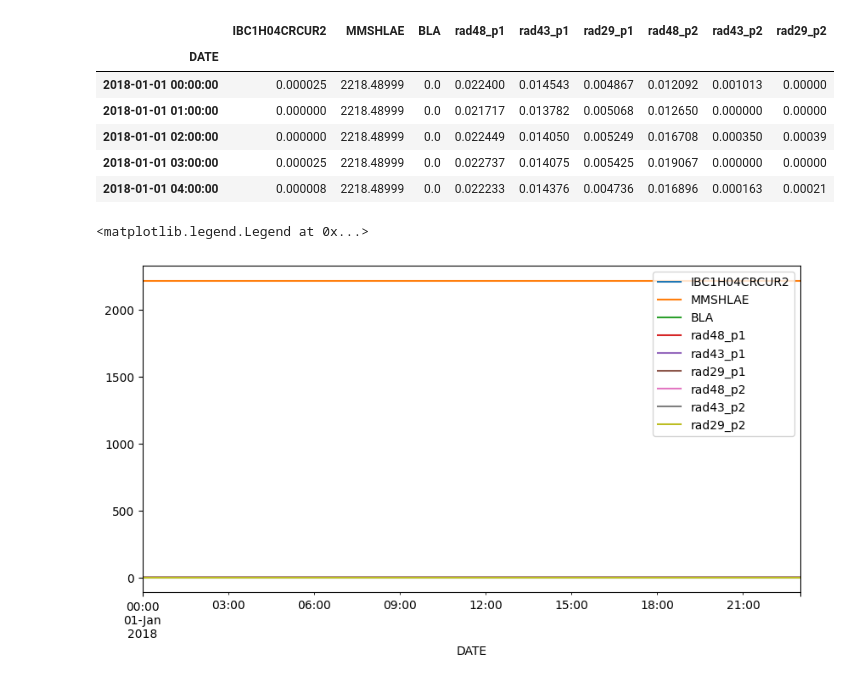
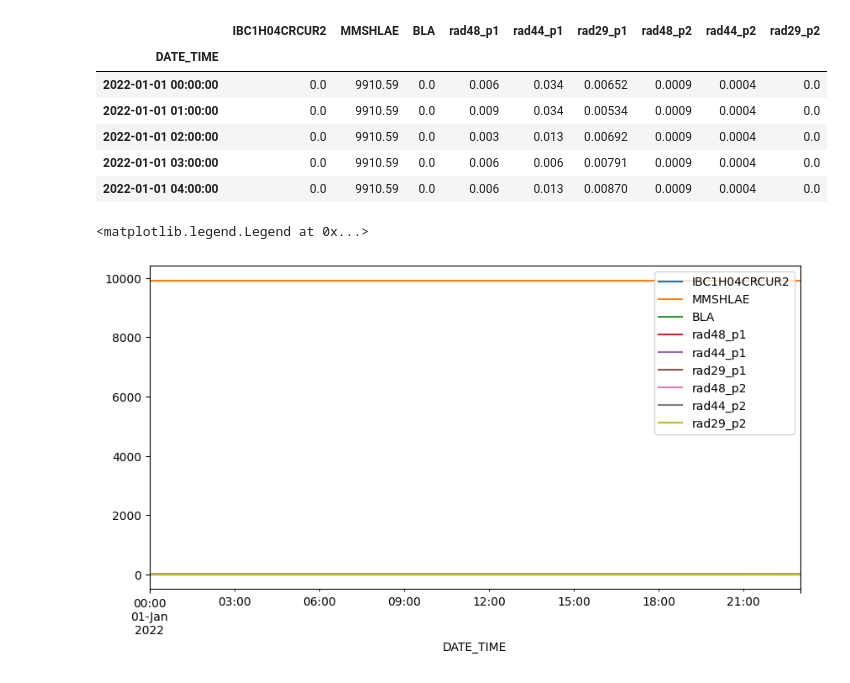
Before and after one commit to omidrajabi6868/TimeSeriesAttack, a Jupyter notebook: Main.ipynb, the cells around one changed output. Cells and saved outputs as stored; diff of their text form; code cells hidden in the pictures.

```diff
--- a/Main.ipynb
+++ b/Main.ipynb
@@ -6,6 +6,6 @@ import matplotlib.pyplot as plt
 
 %matplotlib inline
 # %%
-df = pd.read_csv('~/Jlab/Sensor data/Original Data/2018_OUTPUT_VARS.1h.csv')
+df = pd.read_csv('~/Jlab/Sensor data/Original Data/2022_OUTPUT_VARS.1h.csv')
 df.head(5)
 # %% [output]
@@ -19,22 +18,22 @@ df.head(5)
 # %%
-df = df[['DATE', 'IBC1H04CRCUR2', 'MMSHLAE', 'BLA', 'rad48_p1', 'rad43_p1', 'rad29_p1', 'rad48_p2', 'rad43_p2', 'rad29_p2']]
+df = df[['DATE_TIME', 'IBC1H04CRCUR2', 'MMSHLAE', 'BLA', 'rad48_p1', 'rad44_p1', 'rad29_p1', 'rad48_p2', 'rad44_p2', 'rad29_p2']]
 # df = df[['DATE', 'IBC1H04CRCUR2', 'MMSHLAE', 'BLA', 'rad48_p1', 'rad48_p2', 'rad29_p2']]
-df['DATE'] = pd.to_datetime(df['DATE'])
-df.set_index('DATE', inplace=True)
+df['DATE_TIME'] = pd.to_datetime(df['DATE_TIME'])
+df.set_index('DATE_TIME', inplace=True)
 df.head(5)
 # %% [output]
-|  | IBC1H04CRCUR2 | MMSHLAE | BLA | rad48_p1 | rad43_p1 | rad29_p1 | rad48_p2 | rad43_p2 | rad29_p2 |
-| DATE |  |  |  |  |  |  |  |  |  |
-| 2018-01-01 00:00:00 | 0.000025 | 2218.48999 | 0.0 | 0.022400 | 0.014543 | 0.004867 | 0.012092 | 0.001013 | 0.00000 |
-| 2018-01-01 01:00:00 | 0.000000 | 2218.48999 | 0.0 | 0.021717 | 0.013782 | 0.005068 | 0.012650 | 0.000000 | 0.00000 |
-| 2018-01-01 02:00:00 | 0.000000 | 2218.48999 | 0.0 | 0.022449 | 0.014050 | 0.005249 | 0.016708 | 0.000350 | 0.00039 |
-| 2018-01-01 03:00:00 | 0.000025 | 2218.48999 | 0.0 | 0.022737 | 0.014075 | 0.005425 | 0.019067 | 0.000000 | 0.00000 |
-| 2018-01-01 04:00:00 | 0.000008 | 2218.48999 | 0.0 | 0.022233 | 0.014376 | 0.004736 | 0.016896 | 0.000163 | 0.00021 |
+|  | IBC1H04CRCUR2 | MMSHLAE | BLA | rad48_p1 | rad44_p1 | rad29_p1 | rad48_p2 | rad44_p2 | rad29_p2 |
+| DATE_TIME |  |  |  |  |  |  |  |  |  |
+| 2022-01-01 00:00:00 | 0.0 | 9910.59 | 0.0 | 0.006 | 0.034 | 0.00652 | 0.0009 | 0.0004 | 0.0 |
+| 2022-01-01 01:00:00 | 0.0 | 9910.59 | 0.0 | 0.009 | 0.034 | 0.00534 | 0.0009 | 0.0004 | 0.0 |
+| 2022-01-01 02:00:00 | 0.0 | 9910.59 | 0.0 | 0.003 | 0.013 | 0.00692 | 0.0009 | 0.0004 | 0.0 |
+| 2022-01-01 03:00:00 | 0.0 | 9910.59 | 0.0 | 0.006 | 0.006 | 0.00791 | 0.0009 | 0.0004 | 0.0 |
+| 2022-01-01 04:00:00 | 0.0 | 9910.59 | 0.0 | 0.006 | 0.013 | 0.00870 | 0.0009 | 0.0004 | 0.0 |
 # %%
-df.loc['2018-01-01'][['IBC1H04CRCUR2', 'MMSHLAE', 'BLA', 'rad48_p1', 'rad43_p1', 'rad29_p1', 'rad48_p2', 'rad43_p2', 'rad29_p2']].plot(figsize=[10, 5])
+df.loc['2022-01-01'][['IBC1H04CRCUR2', 'MMSHLAE', 'BLA', 'rad48_p1', 'rad44_p1', 'rad29_p1', 'rad48_p2', 'rad44_p2', 'rad29_p2']].plot(figsize=[10, 5])
 # df.loc['2017-01-01'][['IBC1H04CRCUR2', 'MMSHLAE', 'BLA', 'rad48_p1', 'rad48_p2', 'rad29_p2']].plot(figsize=[10, 5])
 plt.legend(loc='upper right')
 # %% [output]
 <matplotlib.legend.Legend at 0x...>
-[figure, old version]
+[figure, new version]
 # %%
```
Also changed, not shown: parts of 4 cells of this notebook, 8 other files.
